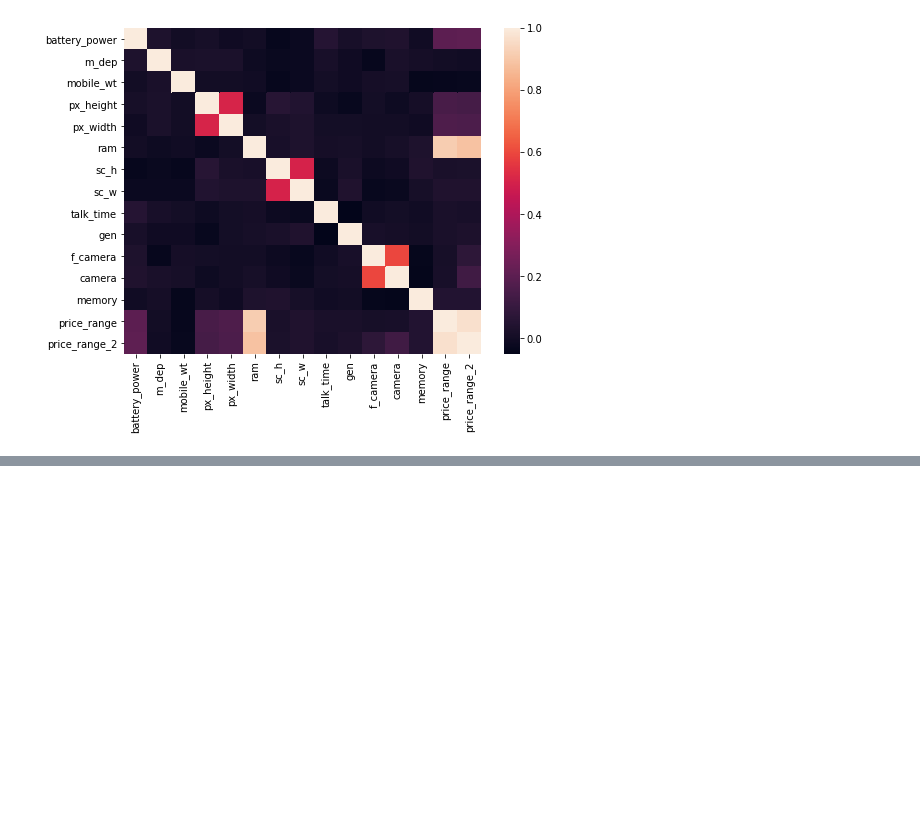
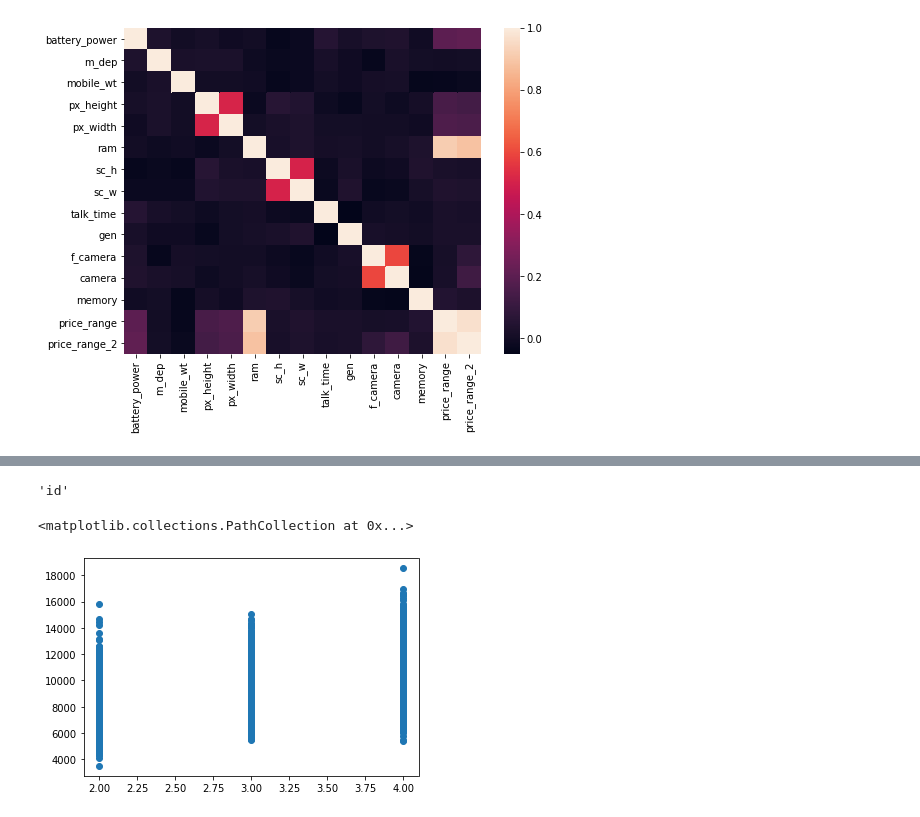
Before and after one commit to eyalnus/ex2, a Jupyter notebook: ex3.ipynb, the cells around one changed output, grey strips where cells are left out. Drawn from its saved outputs; the diff is of its cells as text; code cells hidden in the pictures; blank space fills up the shorter version.

```diff
--- a/ex3.ipynb
+++ b/ex3.ipynb
@@ -323,0 +362,12 @@ sns.heatmap(corr_new)
+# %%
+def price_func(df):
+    bat = np.random.normal(2,0.5,2000)
+    height = np.random.normal(1,1,2000)
+    width = np.random.normal(1,0.5,2000)
+    ram = np.random.normal(2,0.3,2000)
+    gen = np.random.normal(1000,50,2000)
+
+    return df.battery_power*bat + df.px_height*height + df.px_width*width + df.ram+ram + df.gen*gen
+# %%
+df_out['price'] = price_func(df_out)
+df_out['price']
@@ -323,0 +393,3 @@ sns.heatmap(corr_new)
+# %%
+df_out['price_2'] = df_out['price']*df_out.camera.apply(conv_cam_price)
+df_out
@@ -323,0 +428,5 @@ sns.heatmap(corr_new)
+# %%
+prices = df_out['price_range_2']
+df_out.drop('price_range_2',axis=1)
+# %% [output]
+'id'
@@ -323,0 +435,5 @@ sns.heatmap(corr_new)
+# %%
+plt.scatter(df_out.gen,df_out.price)
+# %% [output]
+<matplotlib.collections.PathCollection at 0x...>
+[figure, added]
```
Also changed, not shown: parts of 21 cells of this notebook.
